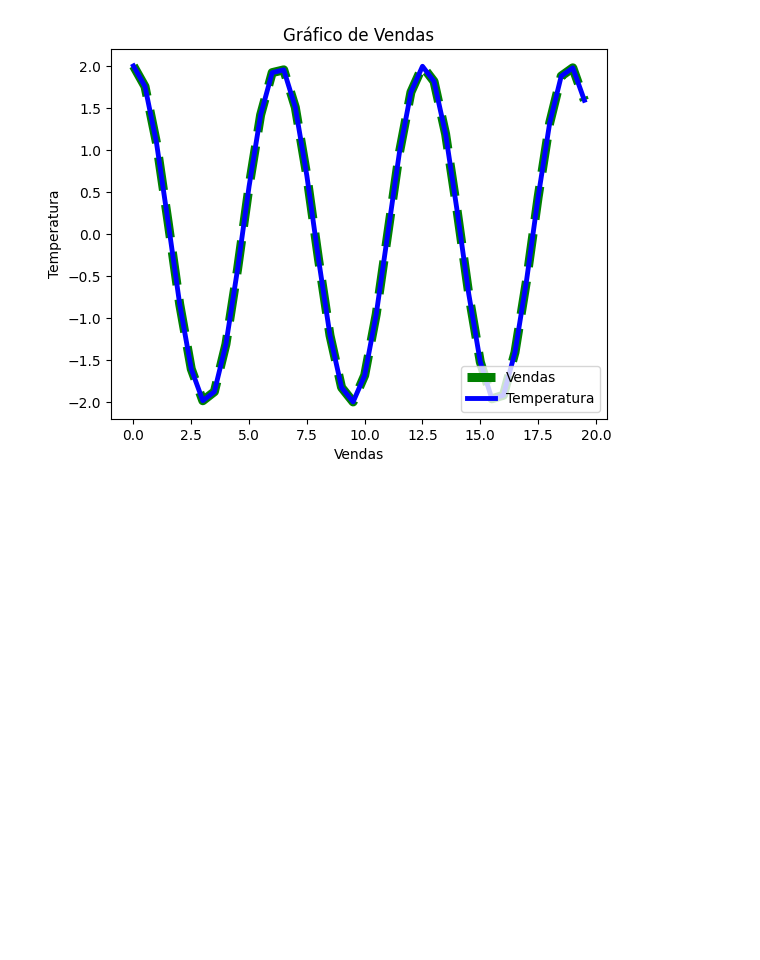
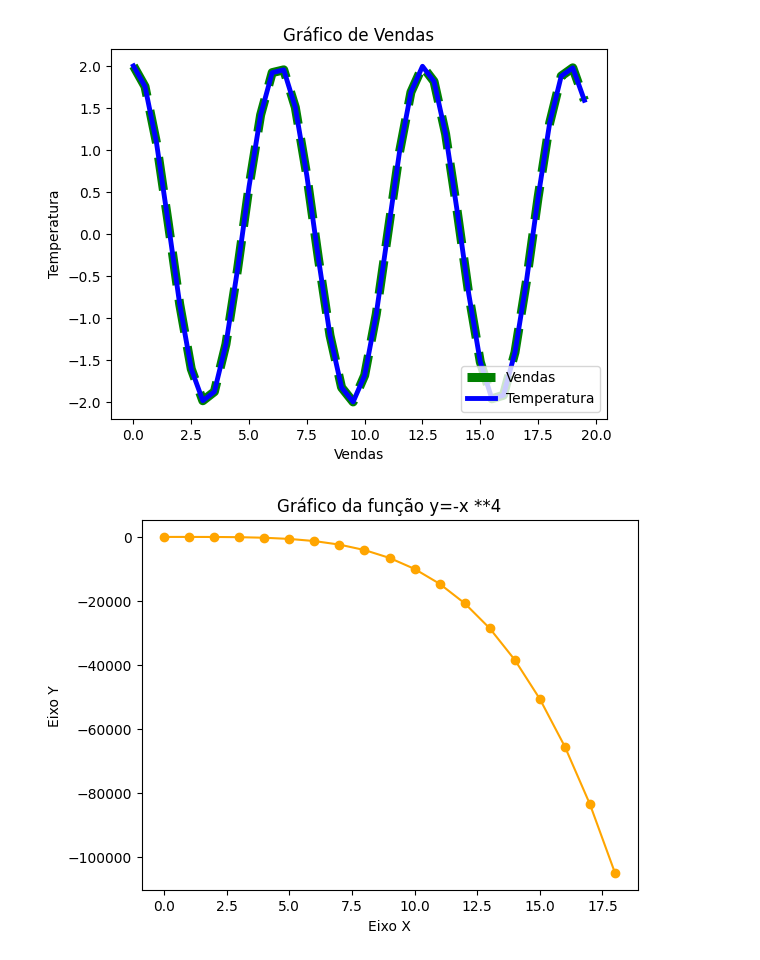
Before and after one commit to 21seya/Python_Engenharia_Dados, a Jupyter notebook: matplotlibexrcicios.ipynb, the cells around one changed output. Cells and saved outputs as stored; diff of their text form; code cells hidden in the pictures; blank space fills up the shorter version.

Commit message:
novos mapas matplotlib

```diff
--- a/matplotlibexrcicios.ipynb
+++ b/matplotlibexrcicios.ipynb
@@ -197,3 +197,16 @@ plt.legend(loc='lower right')
 plt.show()
 # %% [output]
 [figure]
+# %%
+import matplotlib.pyplot as plt
+import numpy as np
+
+x = np.arange(0,19)
+y = -x ** 4
+plt.xlabel("Eixo X")
+plt.ylabel("Eixo Y")
+plt.title("Gráfico da função y=-x **4")
+plt.plot(x,y, c='orange',lw='1.5',marker='o')
+plt.show()
+# %% [output]
+[figure, added]
```
Also changed, not shown: parts of 1 cell of this notebook.
